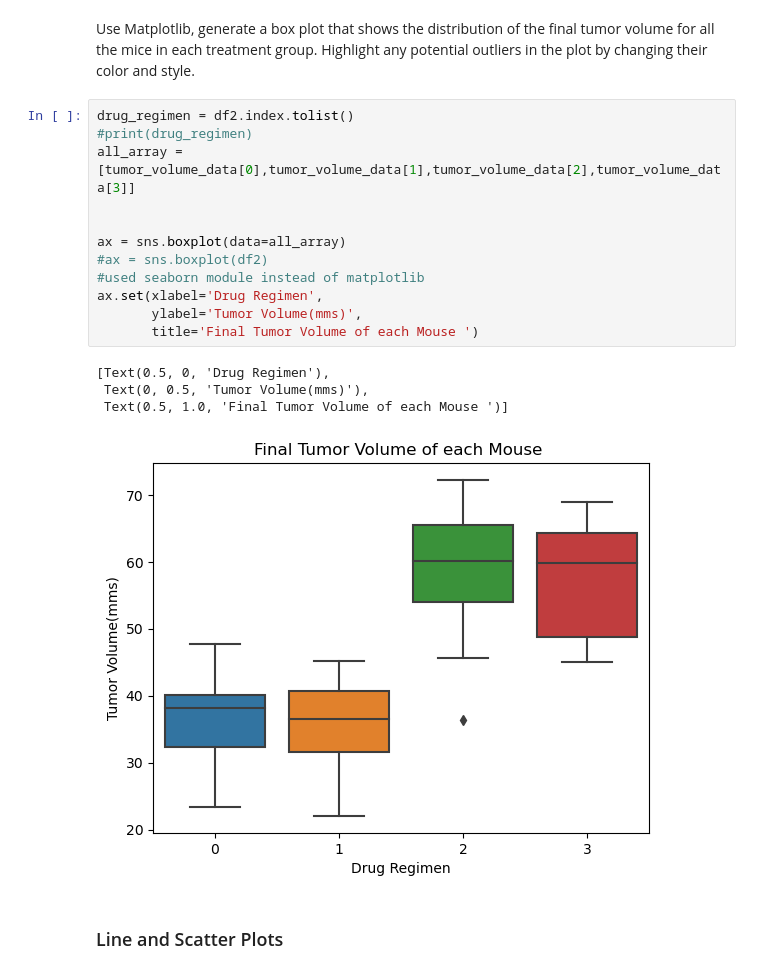
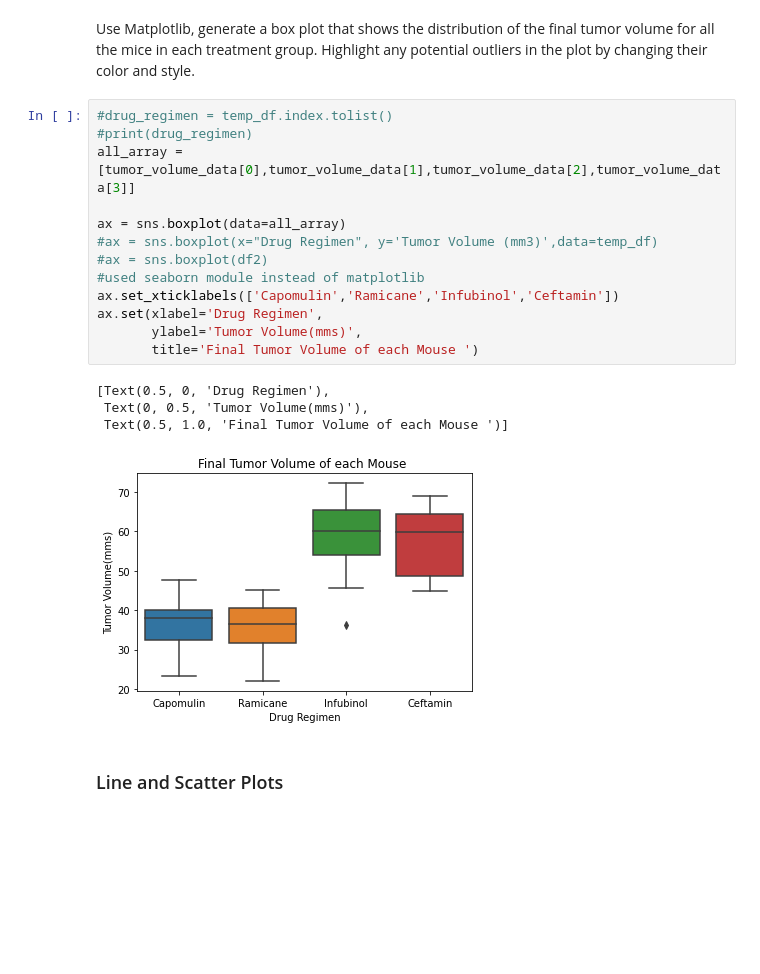
Before and after one commit to KellyPared/matplotlib-challenge, a Jupyter notebook: pymaceuticals.ipynb, the cells around one changed output. Drawn from its saved outputs; the diff is of its cells as text; blank space fills up the shorter version.

```diff
--- a/pymaceuticals.ipynb
+++ b/pymaceuticals.ipynb
@@ -373,22 +371,23 @@ treatment_names = drugs
 # %% [markdown]
 Use Matplotlib, generate a box plot that shows the distribution of the final tumor volume for all the mice in each treatment group. Highlight any potential outliers in the plot by changing their color and style.
 # %%
-drug_regimen = df2.index.tolist()
+#drug_regimen = temp_df.index.tolist()
 #print(drug_regimen)
 all_array = [tumor_volume_data[0],tumor_volume_data[1],tumor_volume_data[2],tumor_volume_data[3]]
 
-
 ax = sns.boxplot(data=all_array)
+#ax = sns.boxplot(x="Drug Regimen", y='Tumor Volume (mm3)',data=temp_df)
 #ax = sns.boxplot(df2)
 #used seaborn module instead of matplotlib
+ax.set_xticklabels(['Capomulin','Ramicane','Infubinol','Ceftamin'])
 ax.set(xlabel='Drug Regimen',
        ylabel='Tumor Volume(mms)',
        title='Final Tumor Volume of each Mouse ')
 # %% [output]
 [Text(0.5, 0, 'Drug Regimen'),
  Text(0, 0.5, 'Tumor Volume(mms)'),
  Text(0.5, 1.0, 'Final Tumor Volume of each Mouse ')]
-[figure, old version]
+[figure, new version]
 # %% [markdown]
 ### Line and Scatter Plots
 # %%
```
Also changed, not shown: parts of 13 cells of this notebook.
